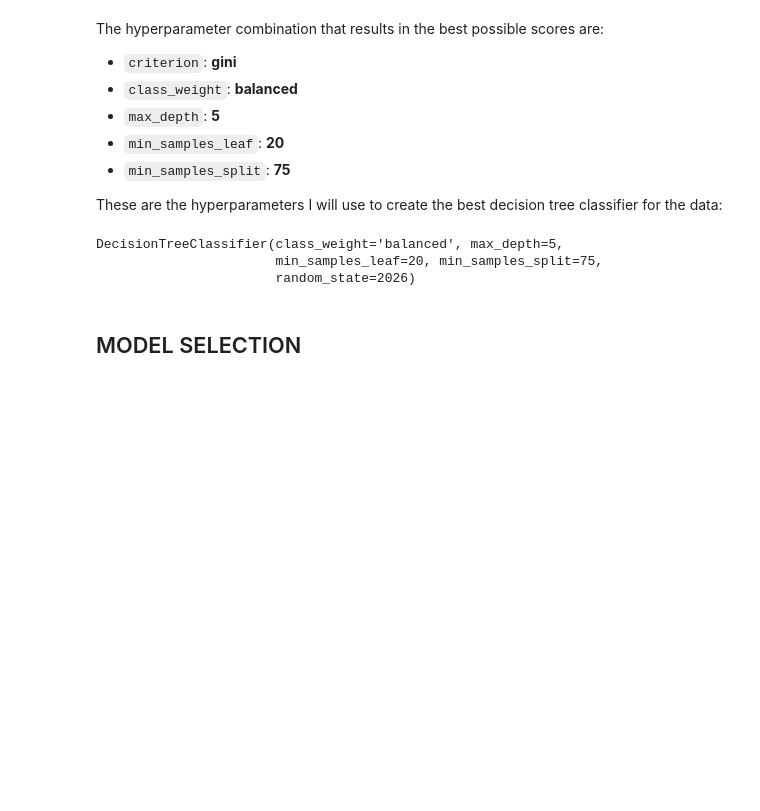
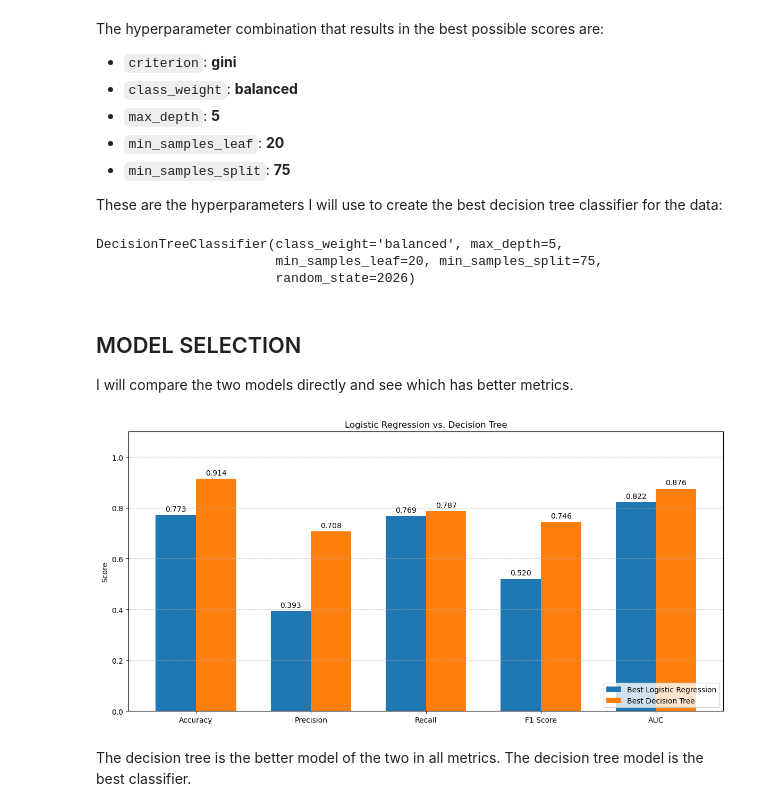
Before and after one commit to NgundoMuithya/SyriaTel_Customer_Churn, a Jupyter notebook: notebook.ipynb, the cells around one changed output. Saved outputs shown, nothing was run; the diff lists cells and outputs as text; code cells hidden in the pictures; blank space fills up the shorter version.

Commit message:
Identified the best classifier

```diff
--- a/notebook.ipynb
+++ b/notebook.ipynb
@@ -990,3 +990,77 @@ DecisionTreeClassifier(class_weight='balanced', max_depth=5,
                        random_state=2026)
 # %% [markdown]
 ## MODEL SELECTION
+
+I will compare the two models directly and see which has better metrics.
+# %%
+# 1. Get predictions (for Acc, Prec, Rec, F1) and probabilities (for AUC)
+# --- Logistic Regression ---
+logreg_preds = best_logistic_model.predict(X_test_preprocessed)
+logreg_probs = best_logistic_model.predict_proba(X_test_preprocessed)[:, 1]
+
+# --- Decision Tree ---
+tree_preds = best_decision_tree.predict(X_test_preprocessed)
+tree_probs = best_decision_tree.predict_proba(X_test_preprocessed)[:, 1]
+
+# 2. Set up the labels
+metrics = ['Accuracy', 'Precision', 'Recall', 'F1 Score', 'AUC']
+
+# 3. Calculate all 5 scores for Logistic Regression
+logreg_scores = [
+    accuracy_score(y_test, logreg_preds),
+    precision_score(y_test, logreg_preds),
+    recall_score(y_test, logreg_preds),
+    f1_score(y_test, logreg_preds),
+    roc_auc_score(y_test, logreg_probs)
+]
+
+# 4. Calculate all 5 scores for the Decision Tree
+tree_scores = [
+    accuracy_score(y_test, tree_preds),
+    precision_score(y_test, tree_preds),
+    recall_score(y_test, tree_preds),
+    f1_score(y_test, tree_preds),
+    roc_auc_score(y_test, tree_probs)
+]
+
+# 5. Package the data into a dictionary for easy looping
+data = {
+    'Best Logistic Regression': logreg_scores,
+    'Best Decision Tree': tree_scores
+}
+
+# 6. Set up the figure and bar positions
+x = np.arange(len(metrics))  # The label locations: [0, 1, 2, 3, 4]
+width = 0.35                 # The width of the bars
+multiplier = 0               # Counter for our offset
+
+fig, ax = plt.subplots(figsize=(12, 6))
+
+# 7. Loop through the data to plot the grouped bars
+for model_name, scores in data.items():
+    offset = width * multiplier
+
+    # Plot the bars for this specific model
+    rects = ax.bar(x + offset, scores, width, label=model_name)
+
+    # Add text labels on top of the bars formatted to 3 decimal places
+    ax.bar_label(rects, fmt='%.3f', padding=3)
+
+    multiplier += 1
+
+# 8. Add formatting, titles, and labels
+ax.set_ylabel('Score')
+ax.set_title('Logistic Regression vs. Decision Tree')
+# Center the x-tick labels perfectly between the two bars
+ax.set_xticks(x + width / 2, metrics)
+ax.set_ylim([0, 1.1]) # Give extra room for the labels at the top
+ax.legend(loc='lower right')
+
+# Add a subtle grid to make comparing heights easier
+plt.grid(axis='y', linestyle='--', alpha=0.7)
+plt.tight_layout()
+plt.show()
+# %% [output]
+[figure, added]
+# %% [markdown]
+The decision tree is the better model of the two in all metrics. The decision tree model is the best classifier.
```
Also changed, not shown: parts of 2 cells of this notebook.
